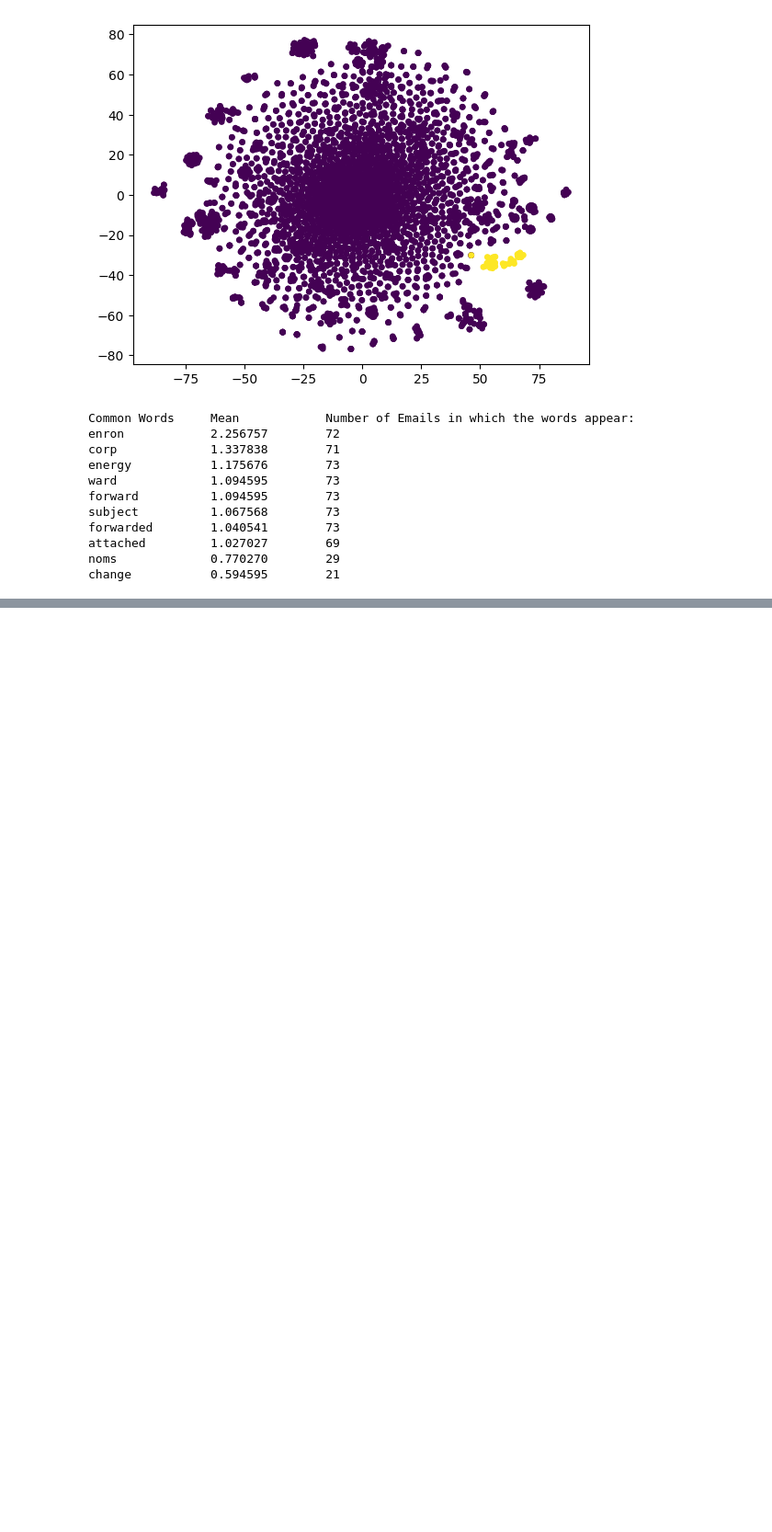
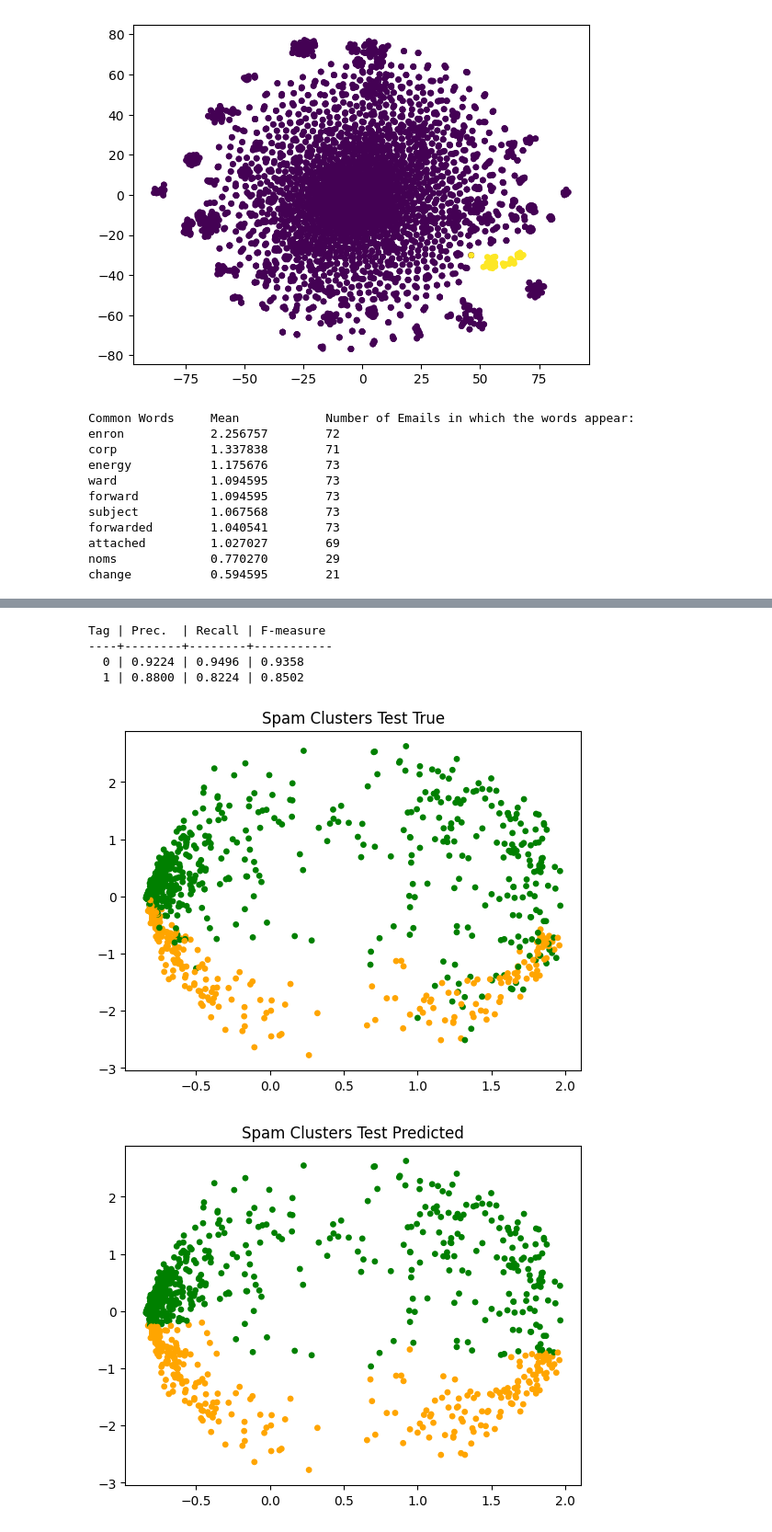
Before and after one commit to Lukirby/Spam-Detector-NLP, a Jupyter notebook: spam_detector.ipynb, the cells around one changed output, grey strips where cells are left out. Shown at 92% size. Drawn from its saved outputs; the diff is of its cells as text; code cells hidden in the pictures; blank space fills up the shorter version.

Commit message:
Cluster classifier and ContentProvenanceClassifier

```diff
--- a/spam_detector.ipynb
+++ b/spam_detector.ipynb
@@ -553,8 +551,10 @@ print(X_train_scaled.shape)
 def get_spam_color(Y):
     return ['green' if label == 0 else 'orange' for label in Y]
 # %%
-def plot_components(X,colors):
+def plot_components(X,colors,title=None):
     plt.scatter(X[:, 0], X[:, 1],c=colors,s=15)
+    if(title!=None):
+        plt.title(title)
     plt.show()
 # %% [markdown]
 ### Kernel PCA
@@ -632,6 +632,13 @@ plot_components(X_tsne,get_spam_color(Y))
 X_train_tsne, X_test_tsne, Y_train_tsne , Y_test_tsne = train_test_split(X_tsne,Y,train_size=train_size,shuffle=True,stratify=Y)
 # %% [output]
 [figure]
+# %%
+from sklearn.cluster import KMeans, AgglomerativeClustering, SpectralClustering, BisectingKMeans, HDBSCAN
+
+kmeans = HDBSCAN(min_cluster_size=100,max_cluster_size=500)
+Y_kmeans = kmeans.fit_predict(scaler.fit_transform(X))
+plot_components(X_tsne,Y_kmeans)
+print(np.unique(Y_kmeans))
 # %% [markdown]
 #### Model and Cross-Validation
 # %%
@@ -772,0 +789,43 @@ change           0.594595        21
+# %%
+from sklearn.cluster import KMeans
+
+np.random.seed(seed)
+
+X_train_kpca_scaled = scaler.fit_transform(X_train_kpca)
+X_test_kpca_scaled = scaler.transform(X_test_kpca)
+
+class ClusterClassifier:
+    def __init__(self, n_clusters):
+        self.n_clusters = n_clusters
+        self.kmeans = KMeans(n_clusters=n_clusters)
+        # spam_cluster is list with lentgh n_cluster composed by 0 or 1 and it will tell if the cluster if a spam one or not
+        self.spam_cluster = np.zeros(self.n_clusters,dtype=int)
+    def fit(self,X,Y):
+        clusters = self.kmeans.fit_predict(X)
+        # for each cluster the model assign the label int(n_spam > tot_email/2) depending if there are more spam email or not
+        for c in range(self.n_clusters):
+            # selecting the data only from one cluster at time
+            selected_clusters_index = clusters == c
+            selected_labels = Y[selected_clusters_index]
+            self.spam_cluster[c] = int(np.count_nonzero(selected_labels) > (len(selected_labels) / 2))
+
+    def predict(self,X):
+        clusters = self.kmeans.predict(X)
+        # assigning the spam label based on the predicted cluster appartenence
+        Y_pred = np.array([self.spam_cluster[c] for c in clusters])
+        return Y_pred
+
+cluster_clf = ClusterClassifier(n_clusters=50)
+cluster_clf.fit(X_train_kpca_scaled,Y_train)
+Y_pred = cluster_clf.predict(X_test_kpca_scaled)
+cs = ConfusionMatrix(make_label_list(Y_pred),make_label_list(Y_test))
+print(cs.evaluate())
+plot_components(X_test_kpca_scaled,get_spam_color(Y_test),title="Spam Clusters Test True")
+plot_components(X_test_kpca_scaled,get_spam_color(Y_pred),title="Spam Clusters Test Predicted")
+# %% [output]
+Tag | Prec.  | Recall | F-measure
+----+--------+--------+-----------
+  0 | 0.9224 | 0.9496 | 0.9358
+  1 | 0.8800 | 0.8224 | 0.8502
+[figure, added]
+[figure, added]
```
Also changed, not shown: parts of 14 cells of this notebook.
